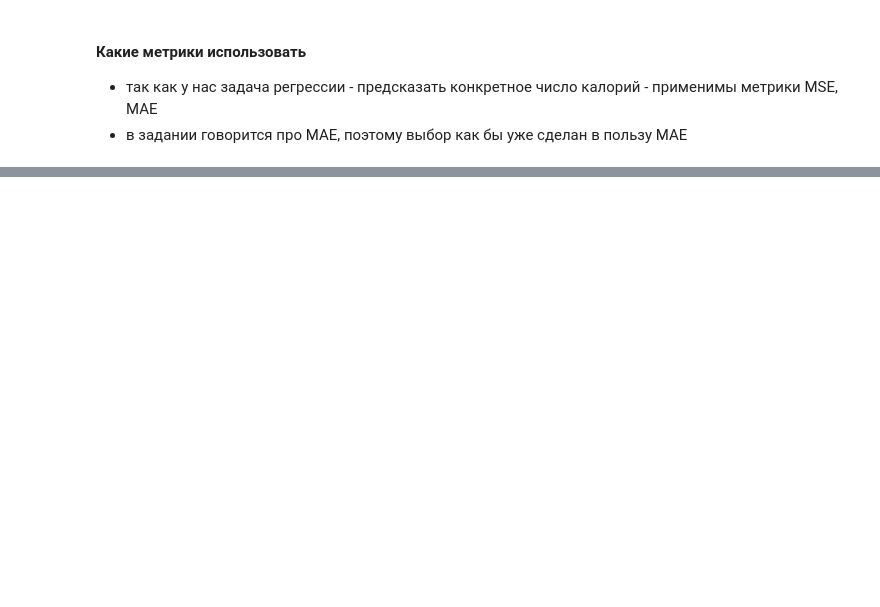
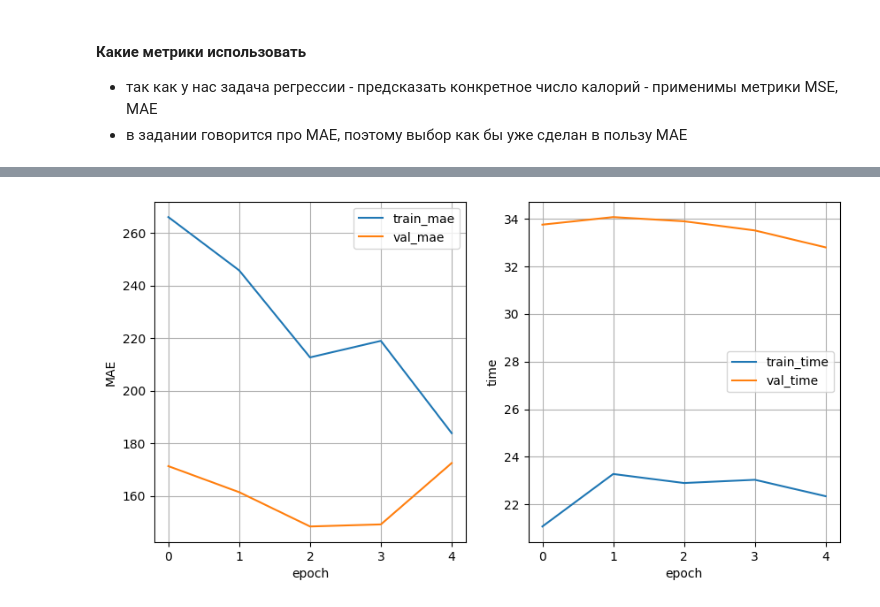
Before and after one commit to khromenko/dle-project-sprint-4-food-calrories, a Jupyter notebook: project.ipynb, the cells around one changed output, grey strips where cells are left out. Drawn from its saved outputs; the diff is of its cells as text; code cells hidden in the pictures; blank space fills up the shorter version.

```diff
--- a/project.ipynb
+++ b/project.ipynb
@@ -13,7 +13,9 @@ import matplotlib.pyplot as plt
 # local scripts
 import scripts.utils as utils
 
-SEED=43
+model_config = utils.MealModelConfig()
+
+SEED = model_config.SEED
 
 # задание случайностей - seed
 utils.set_random(SEED)
@@ -566,0 +1107,15 @@ plot_dishes(sample[n:])
+# %%
+import matplotlib.pyplot as plt
+
+fix, axs = plt.subplots(1,2, figsize=(10,5))
+ax=axs[0]
+ax.plot(train_loss_history)
+ax.plot(val_loss_history)
+ax.grid();ax.set_xlabel('epoch');ax.set_ylabel('MAE');ax.legend(['train_mae', 'val_mae'])
+
+ax=axs[1]
+ax.plot(train_time_history)
+ax.plot(val_time_history)
+ax.grid();ax.set_xlabel('epoch');ax.set_ylabel('time');l=ax.legend(['train_time', 'val_time'])
+# %% [output]
+[figure, added]
```
Also changed, not shown: parts of 16 cells of this notebook, 4 other files.
